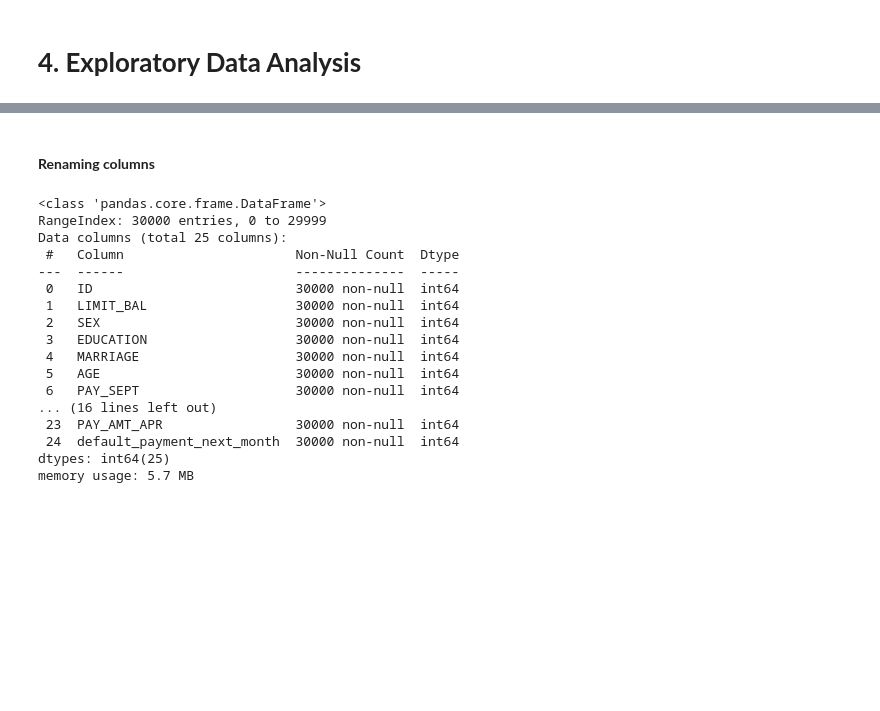
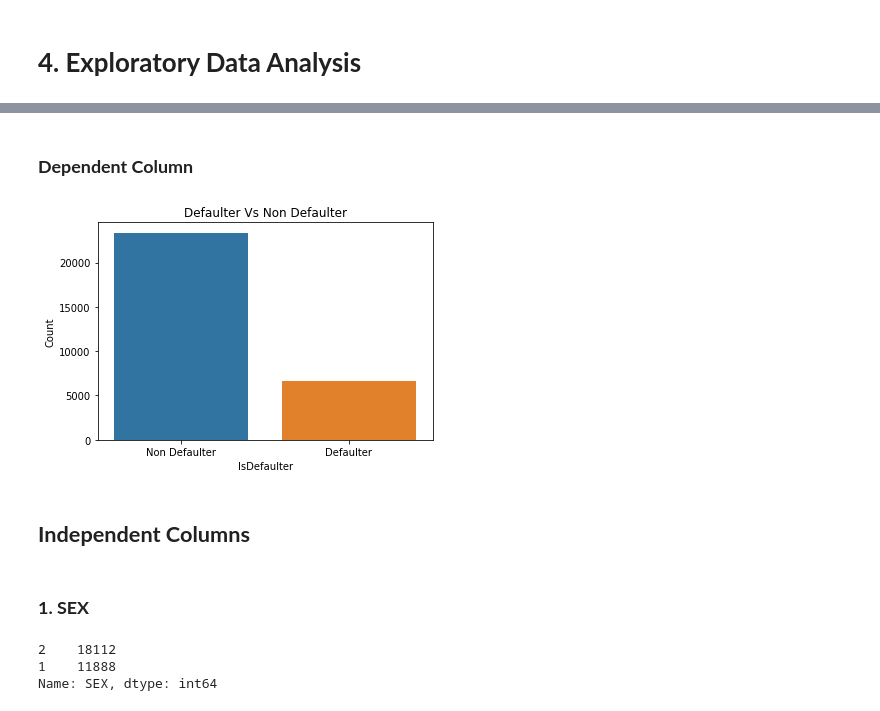
Before and after one commit to AkashSalmuthe/Credit-Card-Default-Prediction, a Jupyter notebook: Credit_Card_Default_Prediction_Capstone_Project.ipynb, the cells around one changed output, grey strips where cells are left out. Drawn from its saved outputs; the diff is of its cells as text; code cells hidden in the pictures; blank space fills up the shorter version.

```diff
--- a/Credit_Card_Default_Prediction_Capstone_Project.ipynb
+++ b/Credit_Card_Default_Prediction_Capstone_Project.ipynb
@@ -263,6 +277,3 @@ print(f'In dataset, {dv} Duplicate values are present')
 In dataset, 0 Duplicate values are present
 # %% [markdown]
 # **4. Exploratory Data Analysis**
-# %%
-# Changing name for better understanding
-df.rename(columns={'default payment next month' : 'default_payment_next_month'}, inplace=True)
@@ -471,4 +279,0 @@ Name: AGE, dtype: float64
-# %%
-# Convert data type float to intger
-
-df = df.astype('int')
@@ -574,2 +279,0 @@ ax = sns.boxplot(x="default_payment_next_month", y="LIMIT_BAL", data=df,palette=
-# %% [markdown]
-#### **Renaming columns**
@@ -582,20 +280,2 @@ df.rename(columns={'PAY_AMT1':'PAY_AMT_SEPT','PAY_AMT2':'PAY_AMT_AUG','PAY_AMT3'
-# %%
-df.info()
-# %% [output]
-<class 'pandas.core.frame.DataFrame'>
-RangeIndex: 30000 entries, 0 to 29999
-Data columns (total 25 columns):
- #   Column                      Non-Null Count  Dtype
----  ------                      --------------  -----
- 0   ID                          30000 non-null  int64
- 1   LIMIT_BAL                   30000 non-null  int64
- 2   SEX                         30000 non-null  int64
- 3   EDUCATION                   30000 non-null  int64
- 4   MARRIAGE                    30000 non-null  int64
- 5   AGE                         30000 non-null  int64
- 6   PAY_SEPT                    30000 non-null  int64
-... (16 lines left out)
- 23  PAY_AMT_APR                 30000 non-null  int64
- 24  default_payment_next_month  30000 non-null  int64
-dtypes: int64(25)
-memory usage: 5.7 MB
+# %% [markdown]
+### **Dependent Column**
@@ -601,0 +286,25 @@ memory usage: 5.7 MB
+# %%
+#plot countplot of IsDefaulter
+
+ax=sns.countplot(df['IsDefaulter'])
+
+#set title and labels
+plt.title('Defaulter Vs Non Defaulter')
+plt.xlabel('IsDefaulter')
+plt.ylabel('Count')
+
+ax.set_xticklabels(['Non Defaulter', 'Defaulter'])
+plt.show()
+# %% [output]
+[figure, added]
+# %% [markdown]
+## **Independent Columns**
+# %% [markdown]
+### **1. SEX**
+# %%
+#checking unique values
+df['SEX'].value_counts()
+# %% [output]
+2    18112
+1    11888
+Name: SEX, dtype: int64
```
Also changed, not shown: parts of 365 cells of this notebook.
